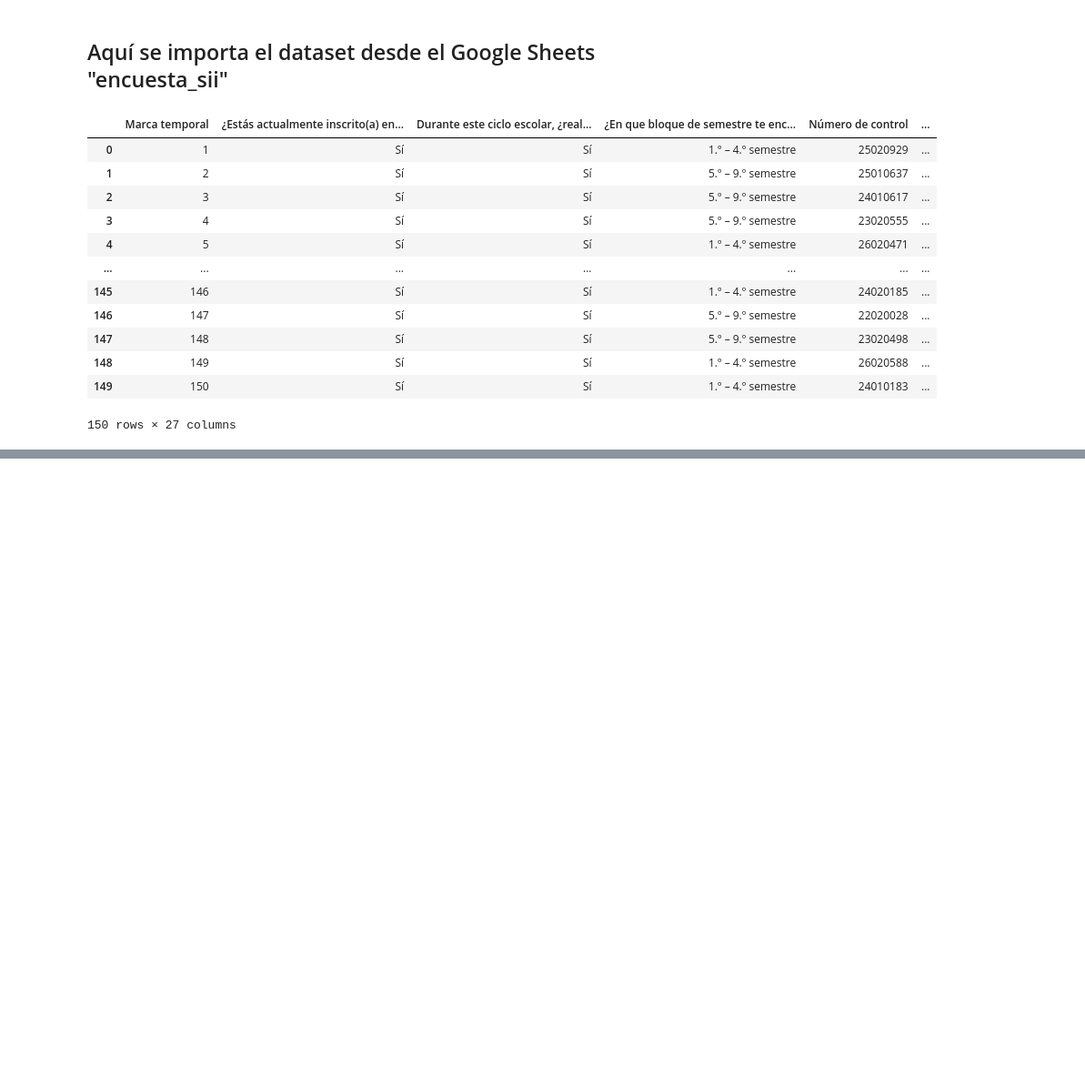
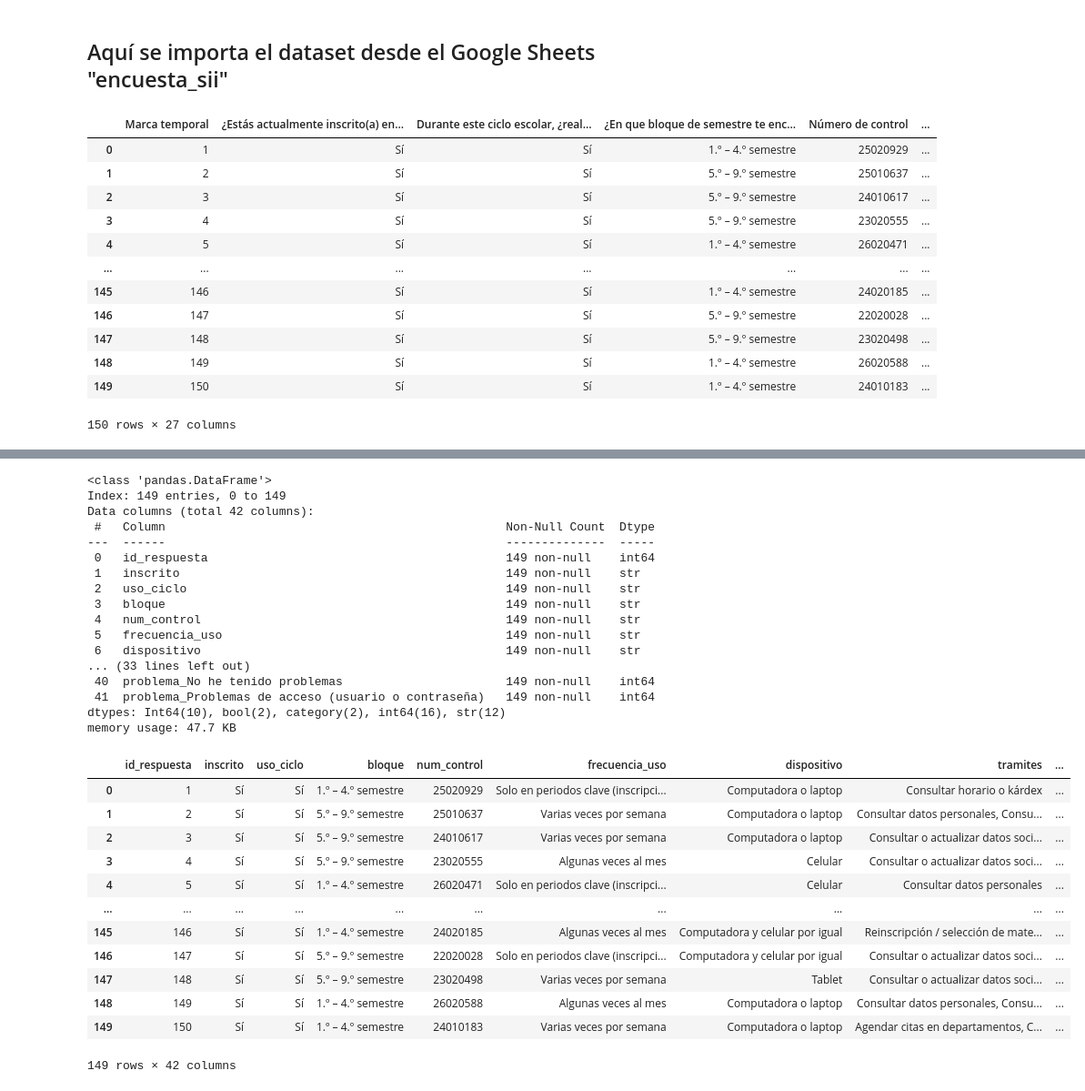
Before and after one commit to MarcoVargas0803/Pandas_proyecto_ciencia_datos, a Jupyter notebook: notebook.ipynb, the cells around one changed output, grey strips where cells are left out. Shown at 91% size. Saved outputs shown, nothing was run; the diff lists cells and outputs as text; code cells hidden in the pictures; blank space fills up the shorter version.

```diff
--- a/notebook.ipynb
+++ b/notebook.ipynb
@@ -24,0 +51,53 @@ data
+# %%
+# Se ordenan las categorías
+df["freq_caidas"] = pd.Categorical(df["freq_caidas"], ordered=True,
+    categories=["Nunca", "Rara vez", "Algunas veces", "Frecuentemente", "Siempre"])
+df["freq_inconsistencias"] = pd.Categorical(df["freq_inconsistencias"], ordered=True,
+    categories=["Nunca", "Una vez", "Varias veces"])
+# %%
+# las respuestas 'Sí' y 'No' se convierten a booleanos.
+for c in ["satisfecho_binario", "acudio_presencial"]:
+    df[c] = df[c].map({"Sí": True, "No": False})
+# %%
+# Se normalizan las opciones de opción múltiple añadiendo prefijos y concatenandolos.
+tramites = df["tramites"].str.get_dummies(sep=", ").add_prefix("tramite_")
+problemas = df["problemas_tipos"].str.get_dummies(sep=", ").add_prefix("problema_")
+df = pd.concat([df, tramites, problemas], axis=1)
+# %%
+# Se eliminan los datos nulos del texto libre y se sustituyen como 'Sin comentario'
+df["comentarios"] = df["comentarios"].fillna("Sin comentario")
+# %%
+#Impresión del la información del dataset
+df.info()
+df
+# %% [output]
+<class 'pandas.DataFrame'>
+Index: 149 entries, 0 to 149
+Data columns (total 42 columns):
+ #   Column                                                Non-Null Count  Dtype
+---  ------                                                --------------  -----
+ 0   id_respuesta                                          149 non-null    int64
+ 1   inscrito                                              149 non-null    str
+ 2   uso_ciclo                                             149 non-null    str
+ 3   bloque                                                149 non-null    str
+ 4   num_control                                           149 non-null    str
+ 5   frecuencia_uso                                        149 non-null    str
+ 6   dispositivo                                           149 non-null    str
+... (33 lines left out)
+ 40  problema_No he tenido problemas                       149 non-null    int64
+ 41  problema_Problemas de acceso (usuario o contraseña)   149 non-null    int64
+dtypes: Int64(10), bool(2), category(2), int64(16), str(12)
+memory usage: 47.7 KB
+|  | id_respuesta | inscrito | uso_ciclo | bloque | num_control | frecuencia_uso | dispositivo | tramites | ... |
+| 0 | 1 | Sí | Sí | 1.º – 4.º semestre | 25020929 | Solo en periodos clave (inscripci... | Computadora o laptop | Consultar horario o kárdex | ... |
+| 1 | 2 | Sí | Sí | 5.º – 9.º semestre | 25010637 | Varias veces por semana | Computadora o laptop | Consultar datos personales, Consu... | ... |
+| 2 | 3 | Sí | Sí | 5.º – 9.º semestre | 24010617 | Varias veces por semana | Computadora o laptop | Consultar o actualizar datos soci... | ... |
+| 3 | 4 | Sí | Sí | 5.º – 9.º semestre | 23020555 | Algunas veces al mes | Celular | Consultar o actualizar datos soci... | ... |
+| 4 | 5 | Sí | Sí | 1.º – 4.º semestre | 26020471 | Solo en periodos clave (inscripci... | Celular | Consultar datos personales | ... |
+| ... | ... | ... | ... | ... | ... | ... | ... | ... | ... |
+| 145 | 146 | Sí | Sí | 1.º – 4.º semestre | 24020185 | Algunas veces al mes | Computadora y celular por igual | Reinscripción / selección de mate... | ... |
+| 146 | 147 | Sí | Sí | 5.º – 9.º semestre | 22020028 | Solo en periodos clave (inscripci... | Computadora y celular por igual | Consultar o actualizar datos soci... | ... |
+| 147 | 148 | Sí | Sí | 5.º – 9.º semestre | 23020498 | Varias veces por semana | Tablet | Consultar o actualizar datos soci... | ... |
+| 148 | 149 | Sí | Sí | 1.º – 4.º semestre | 26020588 | Algunas veces al mes | Computadora o laptop | Consultar datos personales, Consu... | ... |
+| 149 | 150 | Sí | Sí | 1.º – 4.º semestre | 24010183 | Varias veces por semana | Computadora o laptop | Agendar citas en departamentos, C... | ... |
+149 rows × 42 columns
```
Also changed, not shown: parts of 13 cells of this notebook.
